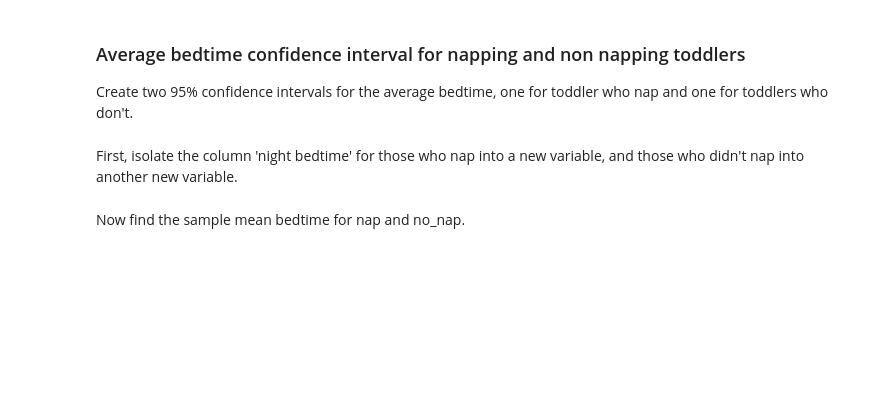
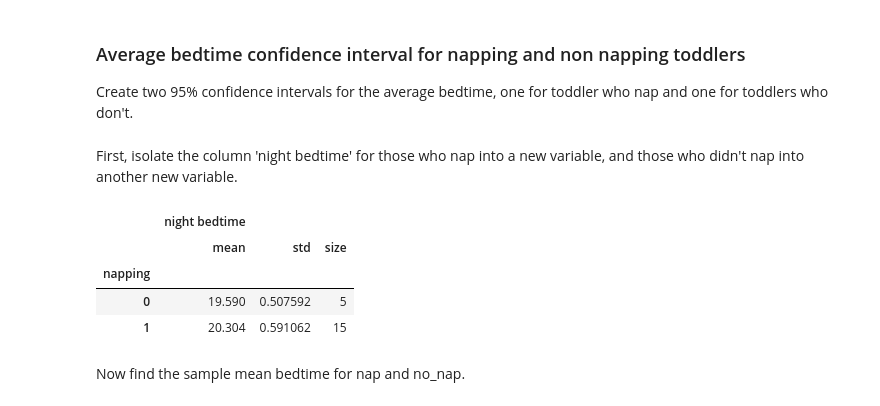
Before and after one commit to elsayedg/Statistics-with-Python-Specialization, a Jupyter notebook: 2_Inferential Statistical Analysis with Python/2- CONFIDENCE INTERVALS/week2_assessment.ipynb, the cells around one changed output. Saved outputs shown, nothing was run; the diff lists cells and outputs as text; code cells hidden in the pictures; blank space fills up the shorter version.

```diff
--- a/2_Inferential Statistical Analysis with Python/2- CONFIDENCE INTERVALS/week2_assessment.ipynb
+++ b/2_Inferential Statistical Analysis with Python/2- CONFIDENCE INTERVALS/week2_assessment.ipynb
@@ -48,2 +63,11 @@ bedtime_no_nap =
+# %%
+dx = df.groupby('napping').agg({'night bedtime':['mean','std','size']})
+dx
+# %% [output]
+|  | night bedtime |  |  |
+|  | mean | std | size |
+| napping |  |  |  |
+| 0 | 19.590 | 0.507592 | 5 |
+| 1 | 20.304 | 0.591062 | 15 |
 # %% [markdown]
 Now find the sample mean bedtime for nap and no_nap.
```
Also changed, not shown: parts of 20 cells of this notebook, 2 other files.
